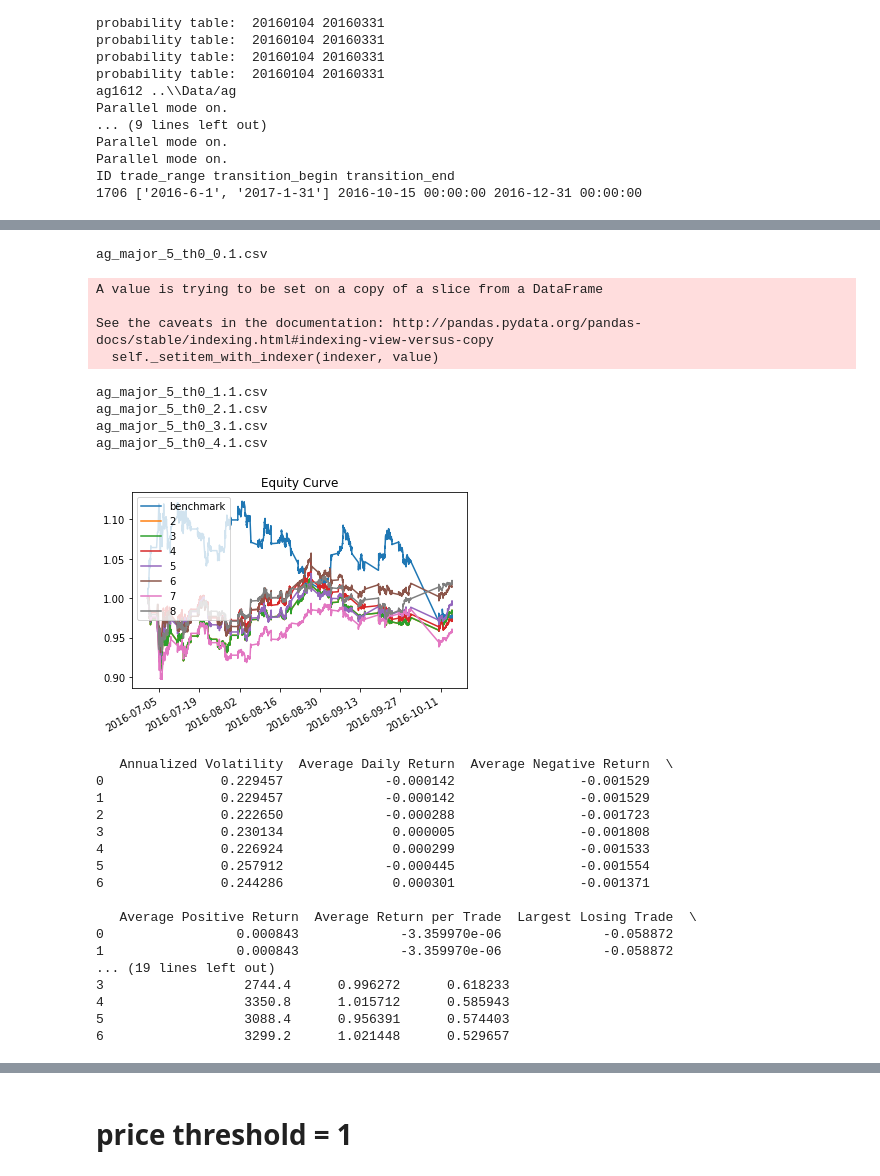
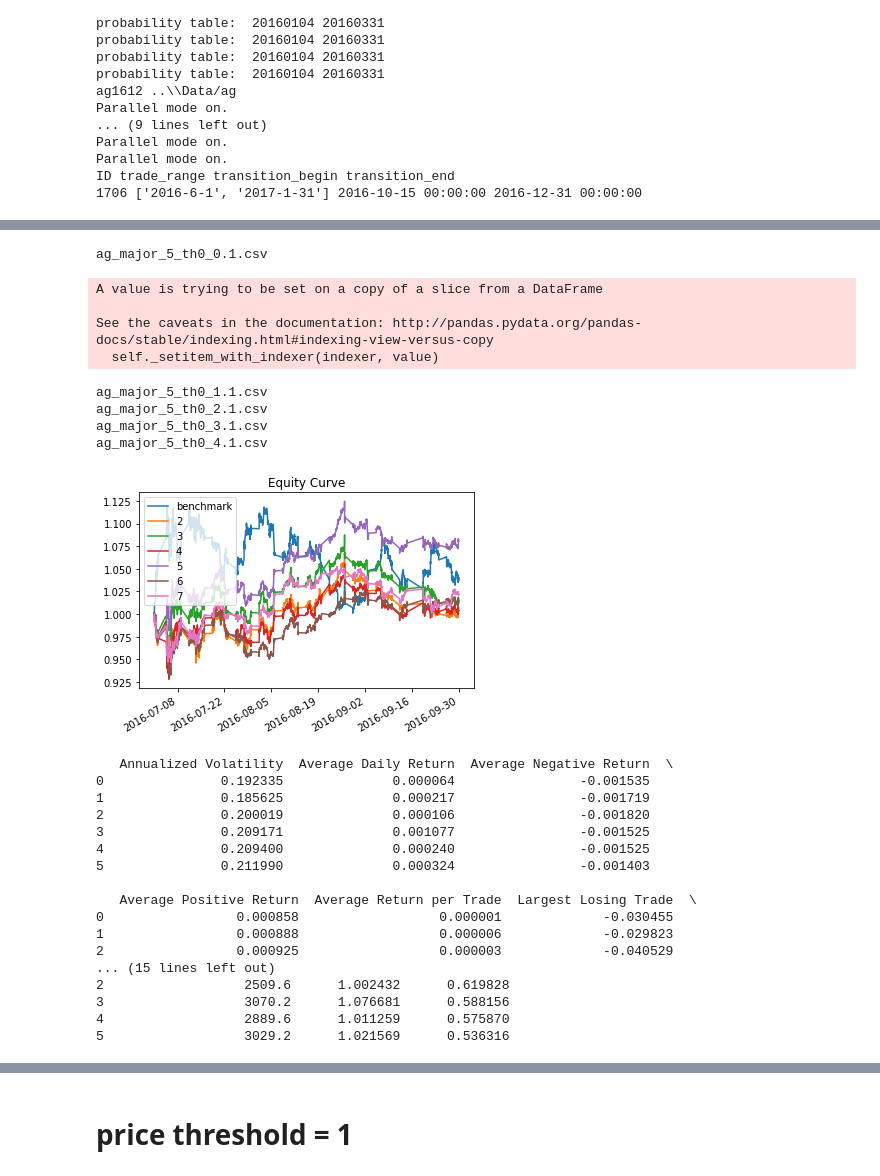
Before and after one commit to dechang227/QishiQR, a Jupyter notebook: Final/AG_MidPrice_MajorContracts.ipynb, the cells around one changed output, grey strips where cells are left out. Saved outputs shown, nothing was run; the diff lists cells and outputs as text; code cells hidden in the pictures.

```diff
--- a/Final/AG_MidPrice_MajorContracts.ipynb
+++ b/Final/AG_MidPrice_MajorContracts.ipynb
@@ -84,37 +84,37 @@ ag_1612_major_strategy_5_th0.csv
 # %%
 slm_th = SLM(slm, 0, th_type=0).run()
 
-lm_validation = LmValidation(slm_th, start='2016-7-1',end='2016-10-15', symbol='ag_major_'+str(freq)+'_'+'th'+str(px_th), data_dir=r'../Output',
+lm_validation = LmValidation(slm_th, start='2016-7-1',end='2016-9-30', symbol='ag_major_'+str(freq)+'_'+'th'+str(px_th), data_dir=r'../Output',
                                  valid_dir=r'../Validation', max_order=7, offsets_average=True, n_offsets=5, price='MidPrice', px_th=px_th)
 lm_validation.run()
 # %% [output]
 ag_major_5_th0_0.1.csv
 A value is trying to be set on a copy of a slice from a DataFrame
 
 See the caveats in the documentation: http://pandas.pydata.org/pandas-docs/stable/indexing.html#indexing-view-versus-copy
   self._setitem_with_indexer(indexer, value)
 ag_major_5_th0_1.1.csv
 ag_major_5_th0_2.1.csv
 ag_major_5_th0_3.1.csv
 ag_major_5_th0_4.1.csv
-[figure, old version]
+[figure, new version]
    Annualized Volatility  Average Daily Return  Average Negative Return  \
-0               0.229457             -0.000142                -0.001529
-1               0.229457             -0.000142                -0.001529
-2               0.222650             -0.000288                -0.001723
-3               0.230134              0.000005                -0.001808
-4               0.226924              0.000299                -0.001533
-5               0.257912             -0.000445                -0.001554
-6               0.244286              0.000301                -0.001371
+0               0.192335              0.000064                -0.001535
+1               0.185625              0.000217                -0.001719
+2               0.200019              0.000106                -0.001820
+3               0.209171              0.001077                -0.001525
+4               0.209400              0.000240                -0.001525
+5               0.211990              0.000324                -0.001403
 
    Average Positive Return  Average Return per Trade  Largest Losing Trade  \
-0                 0.000843             -3.359970e-06             -0.058872
-1                 0.000843             -3.359970e-06             -0.058872
-... (19 lines left out)
-3                  2744.4      0.996272      0.618233
-4                  3350.8      1.015712      0.585943
-5                  3088.4      0.956391      0.574403
-6                  3299.2      1.021448      0.529657
+0                 0.000858                  0.000001             -0.030455
+1                 0.000888                  0.000006             -0.029823
+2                 0.000925                  0.000003             -0.040529
+... (15 lines left out)
+2                  2509.6      1.002432      0.619828
+3                  3070.2      1.076681      0.588156
+4                  2889.6      1.011259      0.575870
+5                  3029.2      1.021569      0.536316
 # %%
 slm_th = SLM(slm, 0, th_type=0).run()
 
```
Also changed, not shown: parts of 35 cells of this notebook, 2 other files.
